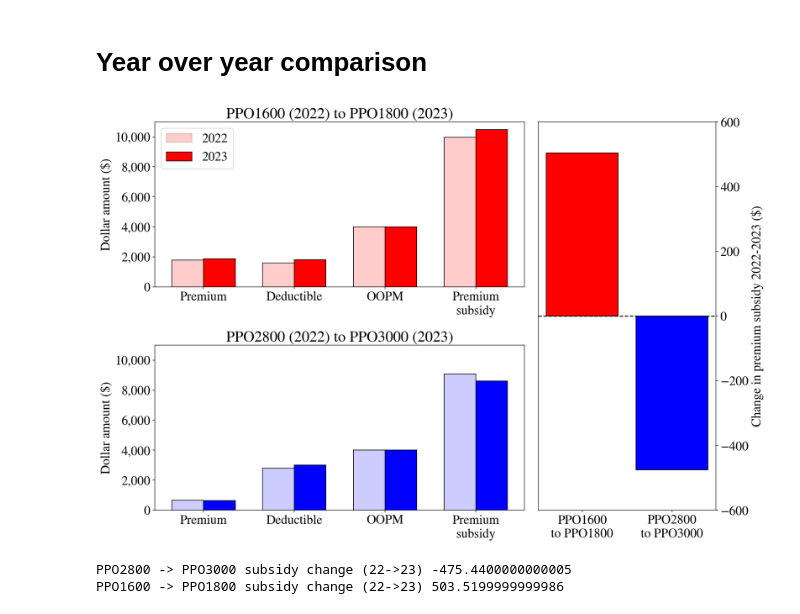
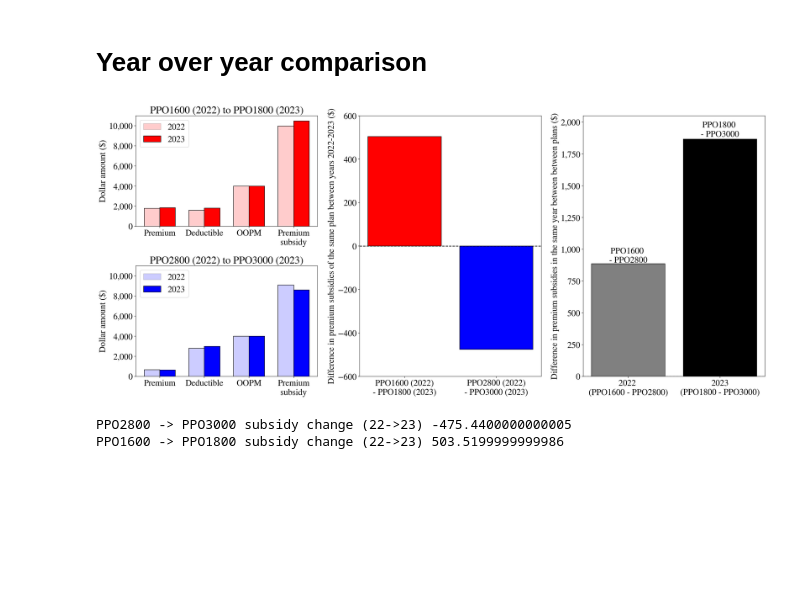
Before and after one commit to sbooeshaghi/health-insurance, a Jupyter notebook: healthcare_costs.ipynb, the cells around one changed output. Saved outputs shown, nothing was run; the diff lists cells and outputs as text; code cells hidden in the pictures; blank space fills up the shorter version.

Commit message:
plot style

```diff
--- a/healthcare_costs.ipynb
+++ b/healthcare_costs.ipynb
@@ -737,10 +737,13 @@ pd.DataFrame({"min_savings":min_savings.reshape(-1), "max_savings":max_savings.r
 # %%
 import matplotlib.gridspec as gridspec
 # %%
-fig = plt.figure(tight_layout=True, figsize=(15,10))
+fig = plt.figure(tight_layout=True, figsize=(22,10))
 gs = gridspec.GridSpec(2, 3)
 
-axs = [fig.add_subplot(gs[0, 0:2]), fig.add_subplot(gs[1, 0:2]), fig.add_subplot(gs[:, 2])]
+axs = [fig.add_subplot(gs[0, 0]),
+       fig.add_subplot(gs[1, 0]),
+       fig.add_subplot(gs[:, 1]),
+       fig.add_subplot(gs[:, 2])]
 
 fig.subplots_adjust(hspace=0, wspace=0)
 
@@ -815,41 +818,60 @@ y23 = [
 
 labels = ["Premium", "Deductible", "OOPM", "Premium\nsubsidy"]
 x = np.arange(len(labels))
 width = 0.35
-ax.bar(x-width/2, y22, width=width, edgecolor="k",  color="blue", alpha=0.2)
+ax.bar(x-width/2, y22, width=width, label=2022, edgecolor="k", color="blue", alpha=0.2)
 ax.bar(x-width/2, y22, width=width, edgecolor="k",  facecolor="none")
-ax.bar(x+width/2, y23, width=width, edgecolor="k",  color="blue")
+ax.bar(x+width/2, y23, width=width, label=2023, edgecolor="k", color="blue")
 
 ax.set(**{
     "xticks": x,
     "xticklabels": labels,
     "ylim": (0, 11_000),
     "ylabel": "Dollar amount ($)",
     "title": f"{plan22.split('-')[0]} (2022) to {plan23.split('-')[0]} (2023)"
     }
 )
 
 ax.yaxis.set_major_formatter(mpl.ticker.StrMethodFormatter('{x:,.0f}'))
-
+ax.legend()
 
 ax = axs[2]
-labels = ["PPO1600\nto PPO1800", "PPO2800\nto PPO3000"]
+labels = ["PPO1600 (2022)\n- PPO1800 (2023)", "PPO2800 (2022)\n- PPO3000 (2023)"]
 y = [
     plans["PPO1800-23"]["premium_subsidy"] - plans["PPO1600-22"]["premium_subsidy"],
     plans["PPO3000-23"]["premium_subsidy"] - plans["PPO2800-22"]["premium_subsidy"],
 ]
 ax.bar(labels, y, edgecolor="k", color=["red", "blue"])
 ax.axhline(0, color="k", linestyle="--")
 ax.set(**{
-    "ylabel": "Change in premium subsidy 2022-2023 ($)",
+    "ylabel": "Difference in premium subsidies of the same plan between years 2022-2023 ($)",
     "ylim": (-600, 600)
 })
-ax.yaxis.tick_right()
-ax.yaxis.set_label_position("right")
+# ax.yaxis.tick_right()
+# ax.yaxis.set_label_position("right")
+
+ax = axs[3]
+labels = ["2022 \n(PPO1600 - PPO2800)", "2023\n(PPO1800 - PPO3000)"]
+y = [
+    plans["PPO1600-22"]["premium_subsidy"] - plans["PPO2800-22"]["premium_subsidy"],
+    plans["PPO1800-23"]["premium_subsidy"] - plans["PPO3000-23"]["premium_subsidy"],
+]
+ax.bar(labels, y, edgecolor="k", color=["grey", "black"])
+ax.axhline(0, color="k", linestyle="--")
+ax.set(**{
+    "ylabel": "Difference in premium subsidies in the same year between between plans ($)",
+    "ylim": (0, 2050)
+})
+# ax.yaxis.tick_right()
+# ax.yaxis.set_label_position("right")
+
+ax.text(0, y[0]*(1.01), "PPO1600 \n- PPO2800", ha="center")
+ax.text(1, y[1]*(1.01), "PPO1800 \n- PPO3000", ha="center")
+ax.yaxis.set_major_formatter(mpl.ticker.StrMethodFormatter('{x:,.0f}'))
 
 fig.show()
 # %% [output]
-[figure, old version]
+[figure, new version]
 # %%
 print("PPO2800 -> PPO3000 subsidy change (22->23)", plans["PPO3000-23"]["premium_subsidy"] - plans["PPO2800-22"]["premium_subsidy"])
 print("PPO1600 -> PPO1800 subsidy change (22->23)", plans["PPO1800-23"]["premium_subsidy"] - plans["PPO1600-22"]["premium_subsidy"])
```
Also changed, not shown: parts of 1 cell of this notebook.
